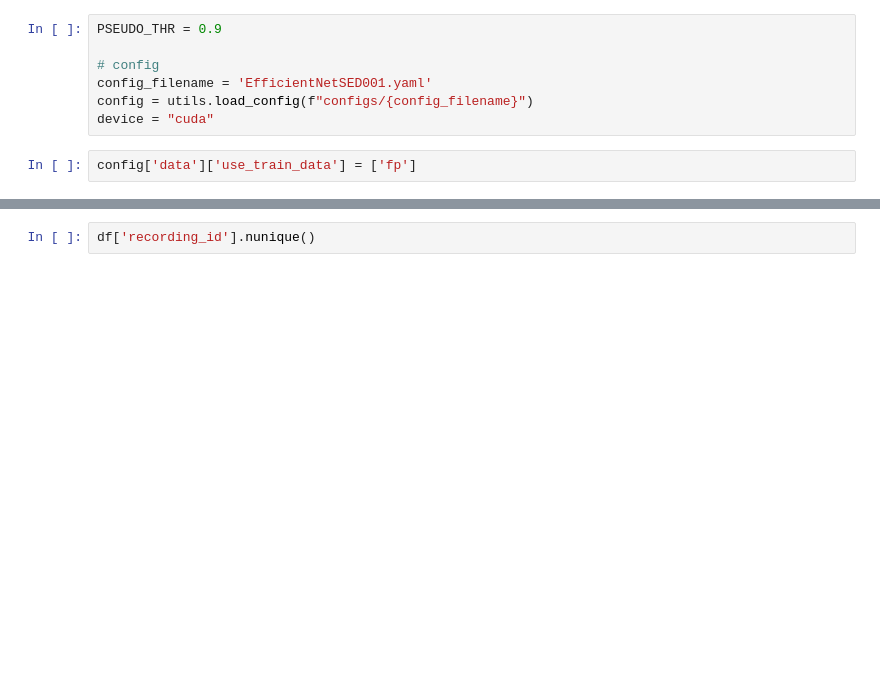
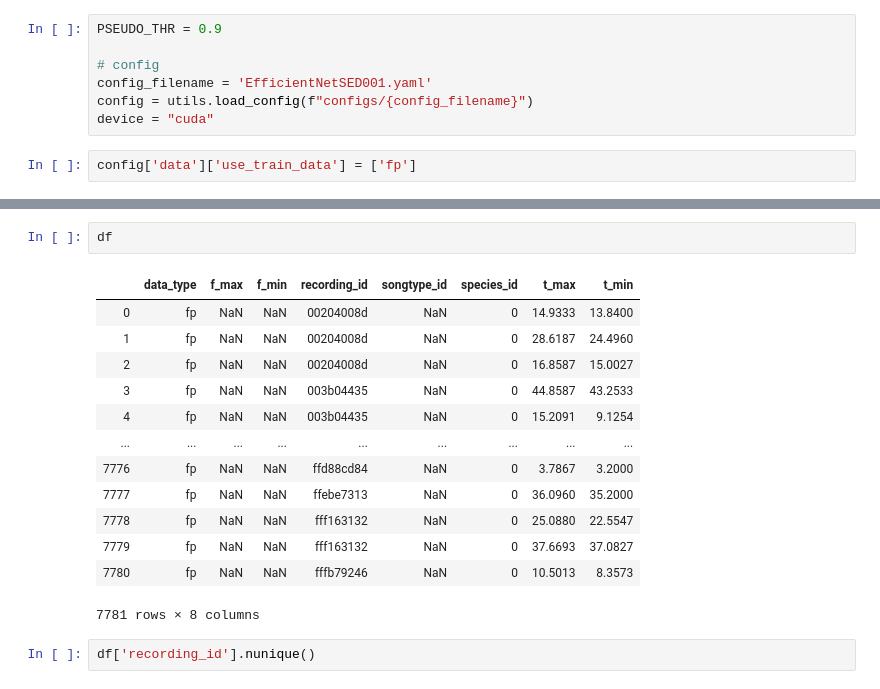
Before and after one commit to kuto5046/kaggle-rainforest, a Jupyter notebook: pseudo_labeling.ipynb, the cells around one changed output, grey strips where cells are left out. Drawn from its saved outputs; the diff is of its cells as text; blank space fills up the shorter version.

```diff
--- a/pseudo_labeling.ipynb
+++ b/pseudo_labeling.ipynb
@@ -295,3 +278,19 @@ loaders = {
+# %%
+df
+# %% [output]
+|  | data_type | f_max | f_min | recording_id | songtype_id | species_id | t_max | t_min |
+| 0 | fp | NaN | NaN | 00204008d | NaN | 0 | 14.9333 | 13.8400 |
+| 1 | fp | NaN | NaN | 00204008d | NaN | 0 | 28.6187 | 24.4960 |
+| 2 | fp | NaN | NaN | 00204008d | NaN | 0 | 16.8587 | 15.0027 |
+| 3 | fp | NaN | NaN | 003b04435 | NaN | 0 | 44.8587 | 43.2533 |
+| 4 | fp | NaN | NaN | 003b04435 | NaN | 0 | 15.2091 | 9.1254 |
+| ... | ... | ... | ... | ... | ... | ... | ... | ... |
+| 7776 | fp | NaN | NaN | ffd88cd84 | NaN | 0 | 3.7867 | 3.2000 |
+| 7777 | fp | NaN | NaN | ffebe7313 | NaN | 0 | 36.0960 | 35.2000 |
+| 7778 | fp | NaN | NaN | fff163132 | NaN | 0 | 25.0880 | 22.5547 |
+| 7779 | fp | NaN | NaN | fff163132 | NaN | 0 | 37.6693 | 37.0827 |
+| 7780 | fp | NaN | NaN | fffb79246 | NaN | 0 | 10.5013 | 8.3573 |
+7781 rows × 8 columns
 # %%
 df['recording_id'].nunique()
 # %% [output]
```
Also changed, not shown: parts of 14 cells of this notebook, 2 other files.
